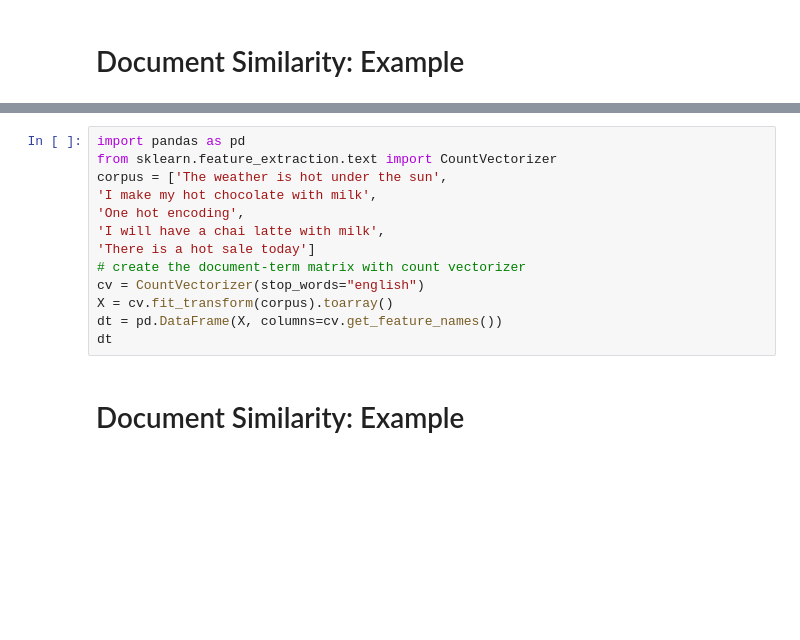
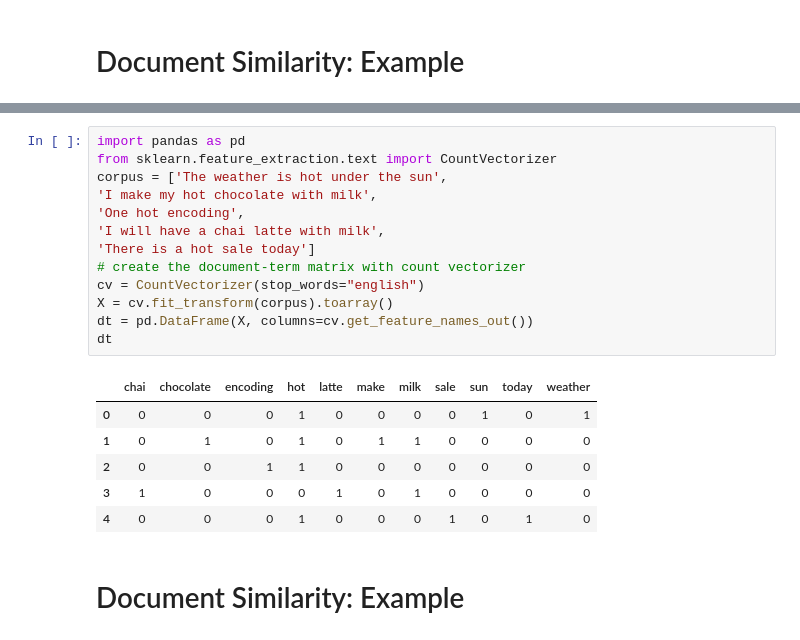
Before and after one commit to Danieal3223/AI_practical_saves, a Jupyter notebook: (Part_1)_NLP_Student.ipynb, the cells around one changed output, grey strips where cells are left out. Drawn from its saved outputs; the diff is of its cells as text; blank space fills up the shorter version.

```diff
--- a/(Part_1)_NLP_Student.ipynb
+++ b/(Part_1)_NLP_Student.ipynb
@@ -779,16 +801,23 @@ pd.DataFrame(X.toarray(),columns=cv.get_feature_names())
 # %%
 import pandas as pd
 from sklearn.feature_extraction.text import CountVectorizer
 corpus = ['The weather is hot under the sun',
 'I make my hot chocolate with milk',
 'One hot encoding',
 'I will have a chai latte with milk',
 'There is a hot sale today']
 # create the document-term matrix with count vectorizer
 cv = CountVectorizer(stop_words="english")
 X = cv.fit_transform(corpus).toarray()
-dt = pd.DataFrame(X, columns=cv.get_feature_names())
+dt = pd.DataFrame(X, columns=cv.get_feature_names_out())
 dt
+# %% [output]
+|  | chai | chocolate | encoding | hot | latte | make | milk | sale | sun | today | weather |
+| 0 | 0 | 0 | 0 | 1 | 0 | 0 | 0 | 0 | 1 | 0 | 1 |
+| 1 | 0 | 1 | 0 | 1 | 0 | 1 | 1 | 0 | 0 | 0 | 0 |
+| 2 | 0 | 0 | 1 | 1 | 0 | 0 | 0 | 0 | 0 | 0 | 0 |
+| 3 | 1 | 0 | 0 | 0 | 1 | 0 | 1 | 0 | 0 | 0 | 0 |
+| 4 | 0 | 0 | 0 | 1 | 0 | 0 | 0 | 1 | 0 | 1 | 0 |
 # %% [markdown]
 # Document Similarity: Example
 # %%
```
Also changed, not shown: parts of 14 cells of this notebook.
